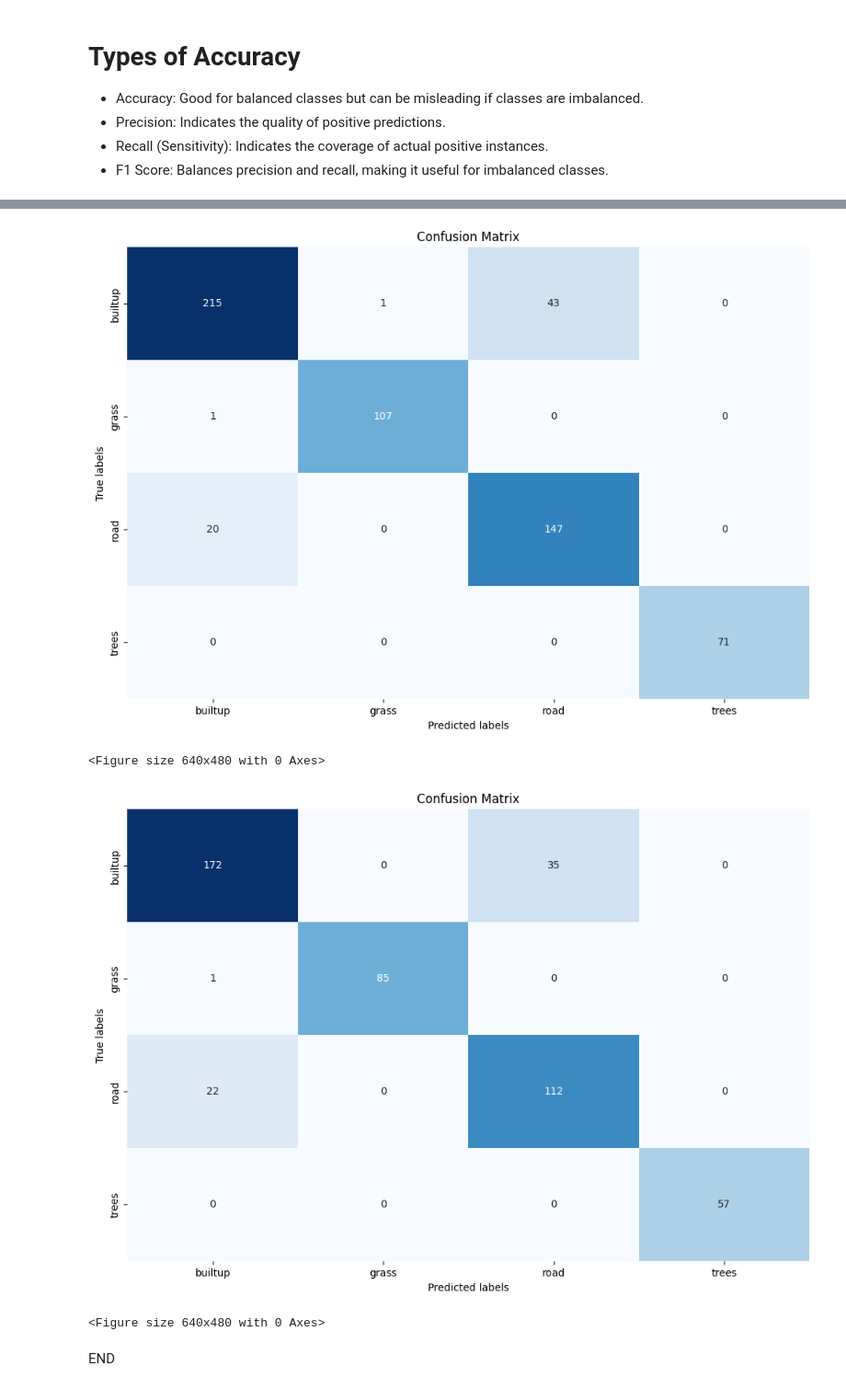
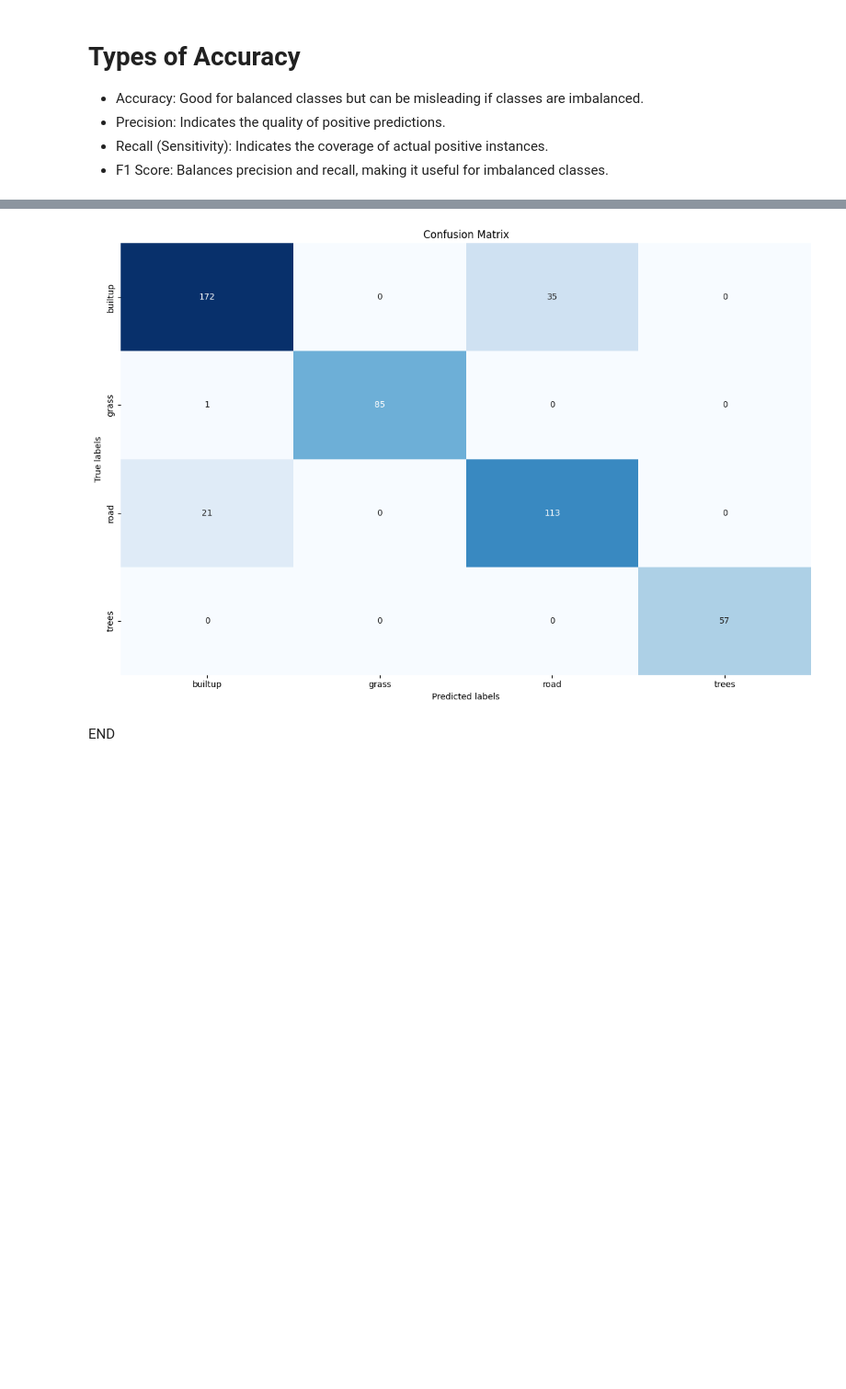
Before and after one commit to RJLA/GeoAI-ISPRS-SS, a Jupyter notebook: II.2.Simple-Model.ipynb, the cells around one changed output, grey strips where cells are left out. Shown at 92% size. Saved outputs shown, nothing was run; the diff lists cells and outputs as text; code cells hidden in the pictures; blank space fills up the shorter version.

```diff
--- a/II.2.Simple-Model.ipynb
+++ b/II.2.Simple-Model.ipynb
@@ -1,13 +1,15 @@
 # %%
 import pandas as pd
 from sklearn.linear_model import LogisticRegression
-from sklearn.metrics import accuracy_score
 from geoai.utils_ds.DataFrameOps import DataFrameOperations
 from geoai.utils_ds.VisualizeOps import VisualizeOperations
-from sklearn.preprocessing import MinMaxScaler
-from sklearn.metrics import accuracy_score, precision_score, recall_score, f1_score, classification_report
+from geoai.utils_ds.PreProcessingOps import PreProcessingOperations
+from geoai.utils_ml.ModelOps import ModelOperations
+
 df_ops = DataFrameOperations()
 vis_ops = VisualizeOperations()
+pre_ops = PreProcessingOperations()
+model_ops = ModelOperations()
 # %% [markdown]
 # Load CSV containing S2 Bands
 BLUE, GREEN, RED, NIR, SWIR
@@ -30,3 +25,6 @@ X_test_scaled = scaler.transform(X_test)
+# %%
+# scale the data
+X_train_scaled, X_test_scaled = pre_ops.scale_to_minmax(X_train, X_test)
 # %%
 lr = LogisticRegression(solver='lbfgs', max_iter=1000, random_state=42)
 lr.fit(X_train_scaled, y_train.values.ravel())
@@ -111,13 +56,9 @@ Trees:
 # %%
 label_mapping = {0: 'builtup', 1: 'grass', 2: 'road', 3: 'trees'}
 class_names_str = [label_mapping[label] for label in lr.classes_]
 
-vis_ops.plot_confusion_matrix(y_val, y_pred_val, class_names_str)
 vis_ops.plot_confusion_matrix(y_test, y_pred_test, class_names_str)
 # %% [output]
-[figure, old version]
+[figure, new version]
-<Figure size 640x480 with 0 Axes>
-[figure, removed]
-<Figure size 640x480 with 0 Axes>
 # %% [markdown]
 END
```
Also changed, not shown: parts of 6 cells of this notebook, 23 other files.
